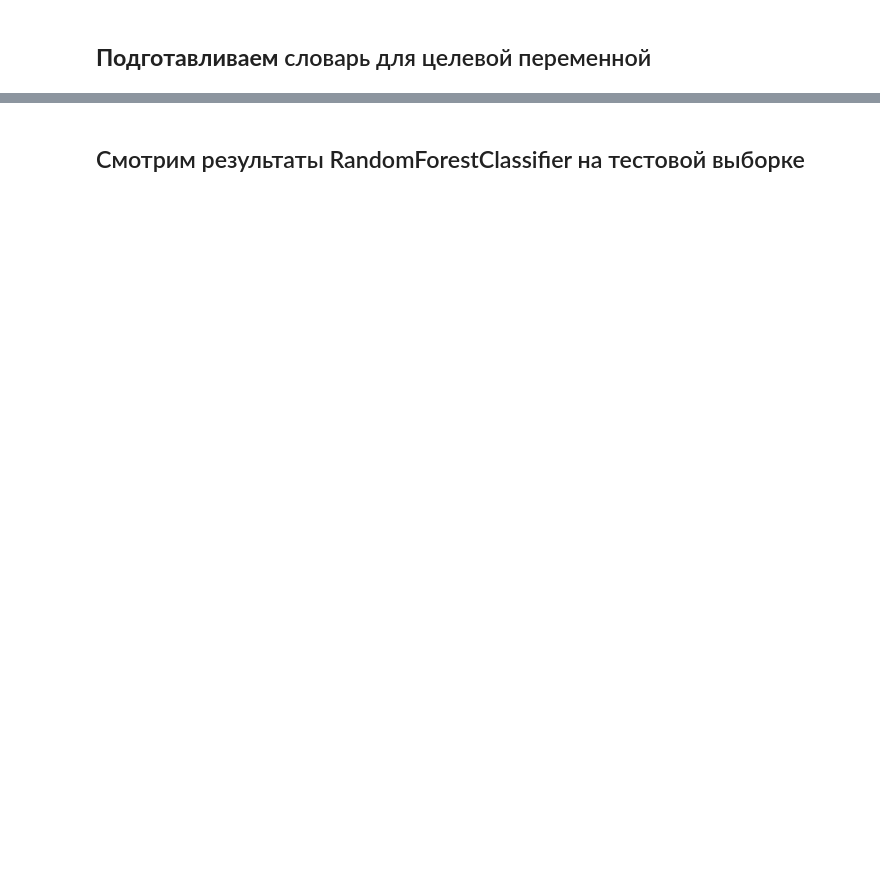
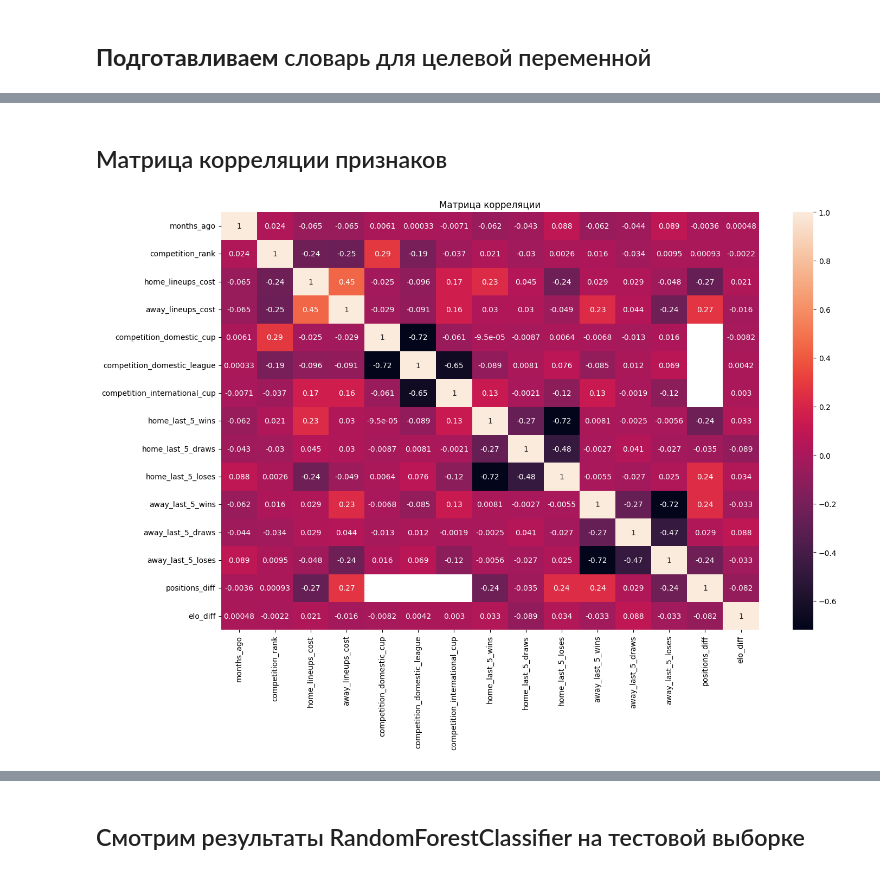
Before and after one commit to konstantin-larin/football-predictor, a Jupyter notebook: Football_Predictor_RCF.ipynb, the cells around one changed output, grey strips where cells are left out. Cells and saved outputs as stored; diff of their text form; code cells hidden in the pictures; blank space fills up the shorter version.

```diff
--- a/Football_Predictor_RCF.ipynb
+++ b/Football_Predictor_RCF.ipynb
@@ -829,0 +790,10 @@ away_strength         float64
+# %% [markdown]
+## Матрица корреляции признаков
+# %%
+# матрица корреляции признаков
+plt.figure(figsize=(16, 10))  # Ширина = 12 дюймов, Высота = 10 дюймов
+sns.heatmap(data.corr(), annot=True)
+plt.title('Матрица корреляции')
+plt.show()
+# %% [output]
+[figure, added]
```
Also changed, not shown: parts of 51 cells of this notebook.
